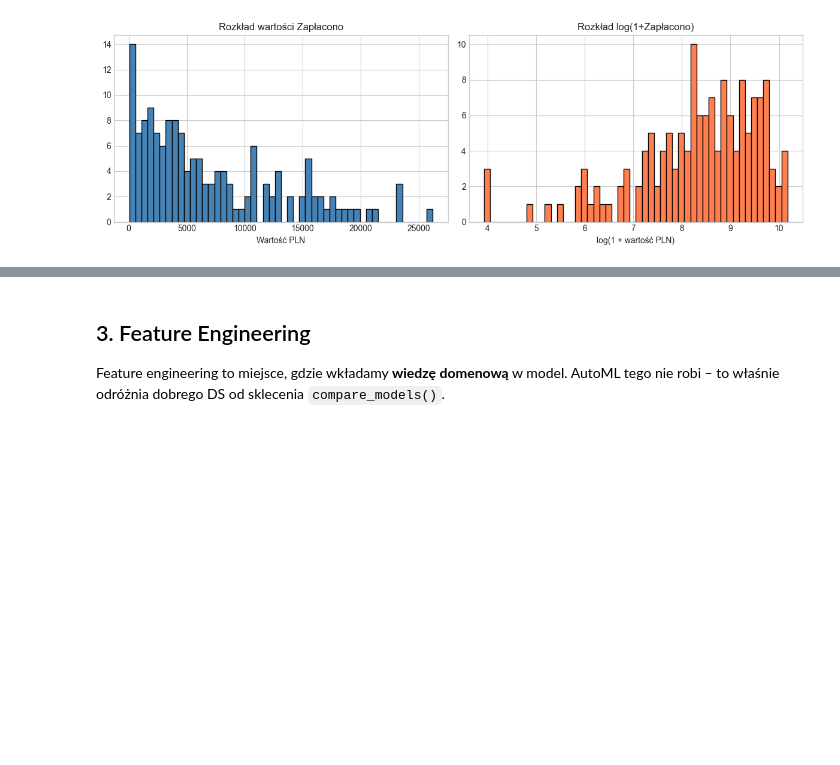
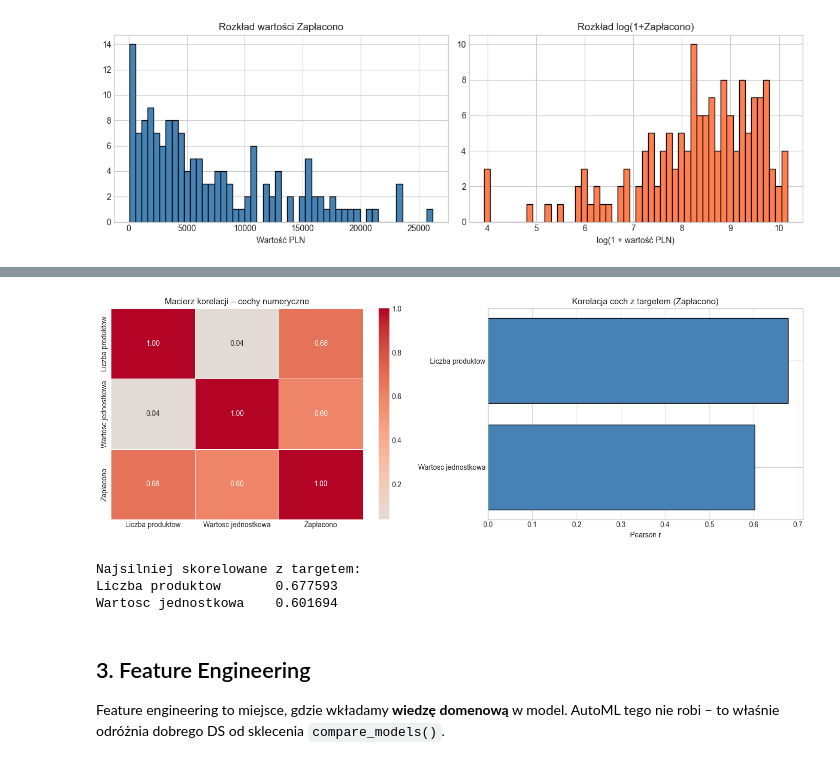
Before and after one commit to webdevanki/-predicting-sales-app, a Jupyter notebook: predict.ipynb, the cells around one changed output, grey strips where cells are left out. Drawn from its saved outputs; the diff is of its cells as text; code cells hidden in the pictures; blank space fills up the shorter version.

Commit message:
add corelation and heatmap

```diff
--- a/predict.ipynb
+++ b/predict.ipynb
@@ -117,3 +125,37 @@ Name: Zapłacono, dtype: float64
+# %%
+num_df = df.select_dtypes(include='number').drop(columns=['ID'], errors='ignore')
+
+corr_matrix = num_df.corr()
+
+fig, axes = plt.subplots(1, 2, figsize=(14, 5))
+
+# Heatmapa całej macierzy korelacji
+sns.heatmap(
+    corr_matrix,
+    annot=True, fmt='.2f', cmap='coolwarm', center=0,
+    linewidths=0.5, ax=axes[0]
+)
+axes[0].set_title('Macierz korelacji – cechy numeryczne')
+
+# Korelacja cech z targetem (posortowana)
+target_corr = corr_matrix['Zapłacono'].drop('Zapłacono').sort_values()
+colors = ['coral' if v < 0 else 'steelblue' for v in target_corr]
+axes[1].barh(target_corr.index, target_corr.values, color=colors, edgecolor='black')
+axes[1].axvline(0, color='black', linewidth=0.8)
+axes[1].set_title('Korelacja cech z targetem (Zapłacono)')
+axes[1].set_xlabel('Pearson r')
+
+plt.tight_layout()
+plt.savefig('correlation.png', dpi=100, bbox_inches='tight')
+plt.show()
+
+print("\nNajsilniej skorelowane z targetem:")
+print(target_corr.abs().sort_values(ascending=False).to_string())
+# %% [output]
+[figure, added]
+Najsilniej skorelowane z targetem:
+Liczba produktow       0.677593
+Wartosc jednostkowa    0.601694
 # %% [markdown]
 ## 3. Feature Engineering
 
```
Also changed, not shown: parts of 2 cells of this notebook, 2 other files.
